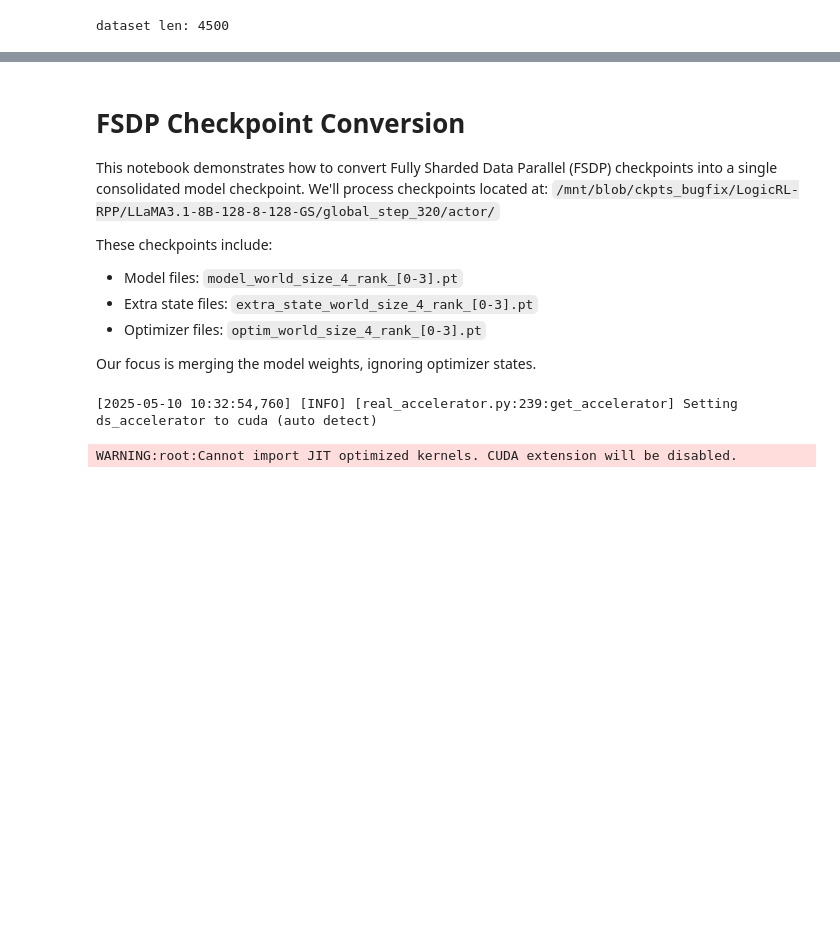
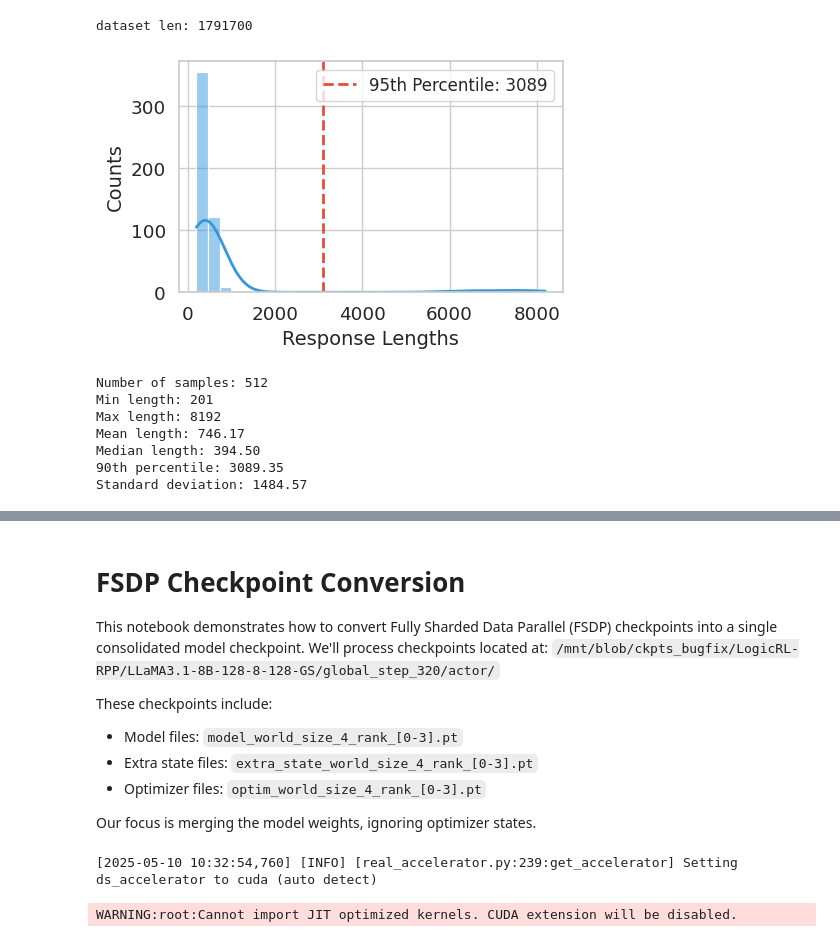
Before and after one commit to ExtremeViscent/verl, a Jupyter notebook: scripts/test_gen.ipynb, the cells around one changed output, grey strips where cells are left out. Drawn from its saved outputs; the diff is of its cells as text; code cells hidden in the pictures; blank space fills up the shorter version.

```diff
--- a/scripts/test_gen.ipynb
+++ b/scripts/test_gen.ipynb
@@ -211,7 +208,7 @@ engine.get_first_n_results = get_first_n_results.__get__(engine, CustomEngine)
 tokenizer = AutoTokenizer.from_pretrained('meta-llama/Llama-3.1-8B-Instruct')
 processor = AutoProcessor.from_pretrained('meta-llama/Llama-3.1-8B-Instruct')
 dataset = RLHFDataset(
-    parquet_files=['/home/aiscuser/data/kk/train.parquet'],
+    parquet_files=['/home/aiscuser/data/dapo-math-17k.parquet'],
     tokenizer=tokenizer,
     processor=processor,
     prompt_key='prompt',
@@ -222,4 +219,64 @@ dataset = RLHFDataset(
     filter_overlong_prompts=False
     )
 # %% [output]
-dataset len: 4500
+dataset len: 1791700
+# %%
+
+import numpy as np
+import matplotlib.pyplot as plt
+import seaborn as sns
+import pandas as pd
+
+lengths = max_new_tokens_list
+
+# Calculate the 90th percentile
+percentile_90 = np.percentile(lengths, 95)
+
+# Set the Seaborn style
+sns.set_style("whitegrid")
+sns.set_context("notebook", font_scale=1.2)
+
+# Create a DataFrame for the lengths
+df = pd.DataFrame({'Token Lengths': lengths})
+
+# Create the figure
+plt.figure(figsize=(5, 3.3))
+
+# Create the seaborn histogram plot with KDE
+ax = sns.histplot(data=df, x='Token Lengths', kde=True, color='#3498db', bins=30, line_kws={'linewidth': 2})
+
+# Add the 90th percentile vertical line
+plt.axvline(x=percentile_90, color='#e74c3c', linestyle='--', linewidth=2, label=f'95th Percentile: {percentile_90:.0f}')
+
+# Add labels and title
+# plt.title('Distribution of Output Token Lengths', fontsize=18)
+plt.xlabel('Response Lengths', fontsize=14)
+plt.ylabel('Counts', fontsize=14)
+
+# Add a legend
+plt.legend(fontsize=12)
+
+# Tighten the layout
+plt.tight_layout()
+plt.savefig('output_token_lengths.pdf', bbox_inches='tight')
+
+# Show the plot
+plt.show()
+
+# Print basic statistics for context
+print(f"Number of samples: {len(lengths)}")
+print(f"Min length: {min(lengths)}")
+print(f"Max length: {max(lengths)}")
+print(f"Mean length: {np.mean(lengths):.2f}")
+print(f"Median length: {np.median(lengths):.2f}")
+print(f"90th percentile: {percentile_90:.2f}")
+print(f"Standard deviation: {np.std(lengths):.2f}")
+# %% [output]
+[figure, added]
+Number of samples: 512
+Min length: 201
+Max length: 8192
+Mean length: 746.17
+Median length: 394.50
+90th percentile: 3089.35
+Standard deviation: 1484.57
```
Also changed, not shown: parts of 25 cells of this notebook, 3 other files.
